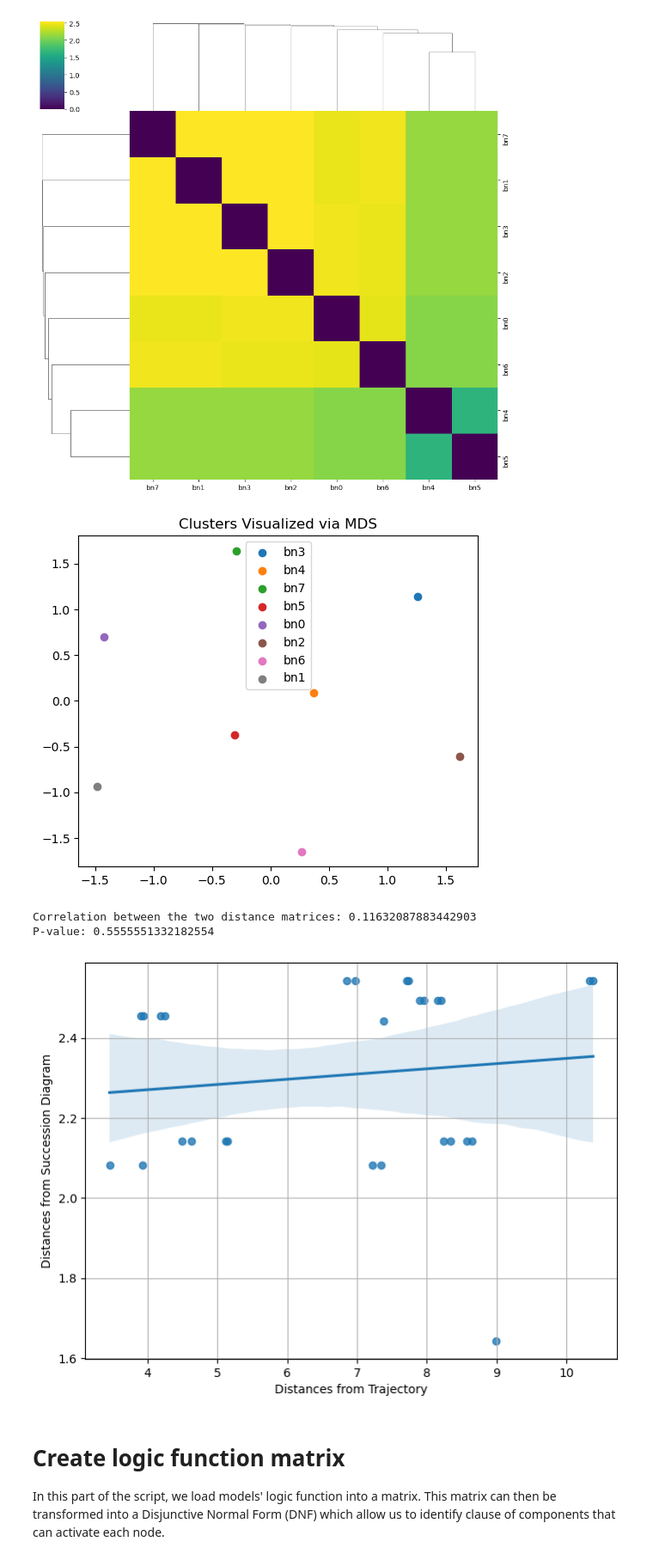
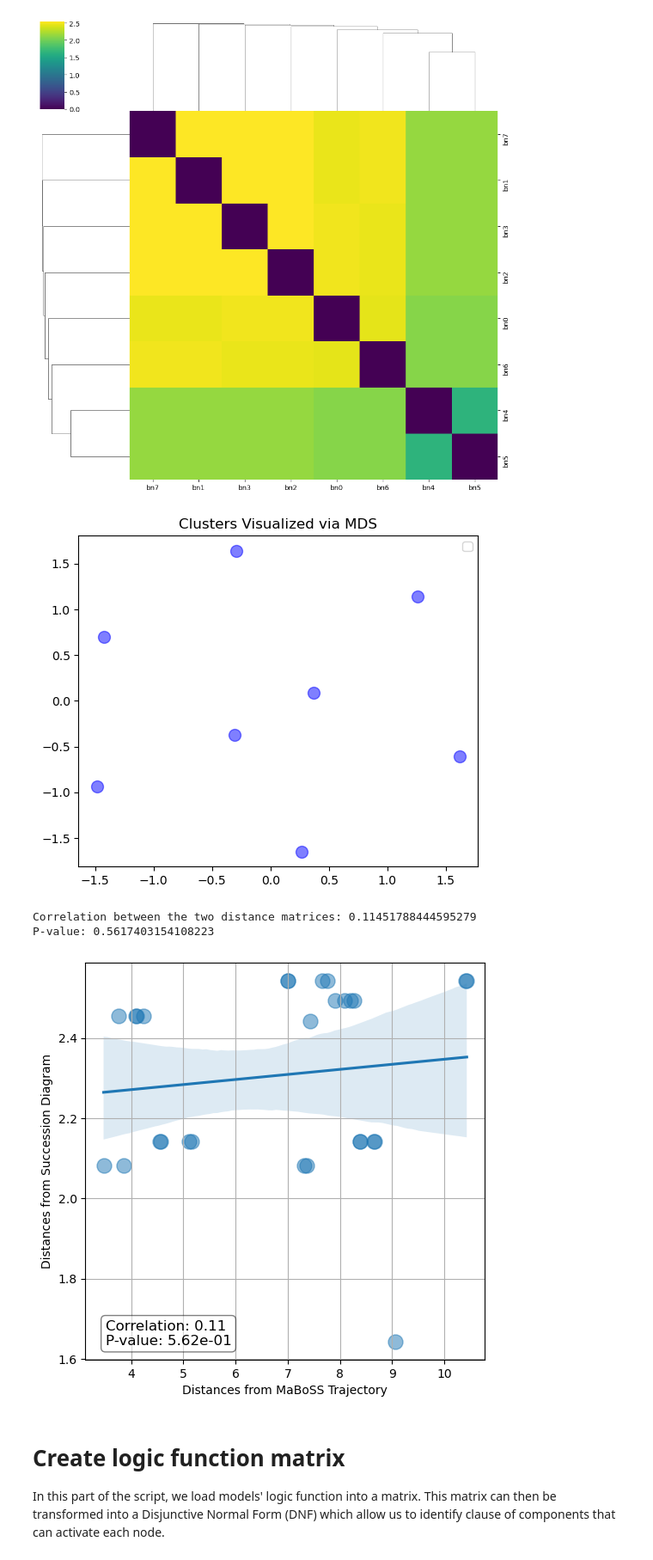
Before and after one commit to sysbio-curie/AstroLogics, a Jupyter notebook: scripts/Tutorial_toy_reprogramming_v2.ipynb, the cells around one changed output. Shown at 86% size. Drawn from its saved outputs; the diff is of its cells as text; code cells hidden in the pictures.

```diff
--- a/scripts/Tutorial_toy_reprogramming_v2.ipynb
+++ b/scripts/Tutorial_toy_reprogramming_v2.ipynb
@@ -169,13 +169,16 @@ mds = MDS(dissimilarity='precomputed', random_state=12345)
 coords = mds.fit_transform(distance_matrix_2)
 
 plt.figure(figsize=(6, 5))
-for i, label in enumerate(distance_matrix_2.index):
-    plt.scatter(coords[i, 0], coords[i, 1], label=label)
+plt.scatter(coords[:, 0], coords[:, 1], c='blue', alpha=0.5, s = 100)
 plt.legend()
 plt.title('Clusters Visualized via MDS')
+plt.savefig('/home/spankaew/Git/astrologics/figures/model_clusters/toy_reprogramming_sdMDS.pdf')
+
 plt.show()
+
+plt.close()
 # %% [output]
-[figure, old version]
+[figure, new version]
 # %%
 distance_matrix = distance_matrix.loc[model_name, model_name]
 distances_1 = distance_matrix.where(np.triu(np.ones(distance_matrix.shape ,dtype = bool), k=1)).stack().reset_index()
@@ -193,31 +196,46 @@ distances_2.columns = ['sd_distance']
 # %%
 from scipy.stats import pearsonr
 
 # Extract the upper triangular parts of the distance matrices (excluding the diagonal)
 distance_matrix = distance_matrix.loc[model_name, model_name]
-distances_1 = distance_matrix.where(np.triu(np.ones(distance_matrix.shape, dtype = 'bool'), k=1)).stack()
+distances_1 = distance_matrix.where(np.triu(np.ones(distance_matrix.shape, dtype='bool'), k=1)).stack()
 
 distance_matrix_2 = distance_matrix_2.loc[model_name, model_name]
-distances_2 = distance_matrix_2.where(np.triu(np.ones(distance_matrix_2.shape, dtype = 'bool'), k=1)).stack()
+distances_2 = distance_matrix_2.where(np.triu(np.ones(distance_matrix_2.shape, dtype='bool'), k=1)).stack()
 
 # Compute the correlation and p-value
 correlation, p_value = pearsonr(distances_1.values, distances_2.values)
 
 # Print the correlation and p-value
 print(f"Correlation between the two distance matrices: {correlation}")
 print(f"P-value: {p_value}")
 
 # Create a scatter plot to visualize the correlation
-plt.figure(figsize=(8, 6))
-sns.regplot(x=distances_1.values, y=distances_2.values)
-plt.xlabel("Distances from Trajectory")
+plt.figure(figsize=(6, 6))
+sns.regplot(x=distances_1.values, y=distances_2.values, scatter_kws={'s': 150, 'alpha': 0.5})
+plt.xlabel("Distances from MaBoSS Trajectory")
 plt.ylabel("Distances from Succession Diagram")
 plt.grid(True)
+
+# Add a box label with correlation and p-value
+plt.text(
+    0.05, 0.1,
+    f"Correlation: {correlation:.2f}\nP-value: {p_value:.2e}",
+    transform=plt.gca().transAxes,
+    fontsize=12,
+    verticalalignment='top',
+    bbox=dict(boxstyle="round", facecolor="white", alpha=0.5)
+)
+
+plt.savefig('/home/spankaew/Git/astrologics/figures/model_clusters/toy_reprogramming_distCorr.pdf')
+
 plt.show()
+
+plt.close()
 # %% [output]
-Correlation between the two distance matrices: 0.11632087883442903
-P-value: 0.5555551332182554
+Correlation between the two distance matrices: 0.11451788444595279
+P-value: 0.5617403154108223
-[figure, old version]
+[figure, new version]
 # %% [markdown]
 # Create logic function matrix
 In this part of the script, we load models' logic function into a matrix. This matrix can then be transformed into a Disjunctive Normal Form (DNF) which allow us to identify clause of components that can activate each node.
```
Also changed, not shown: parts of 6 cells of this notebook, 10 other files.
